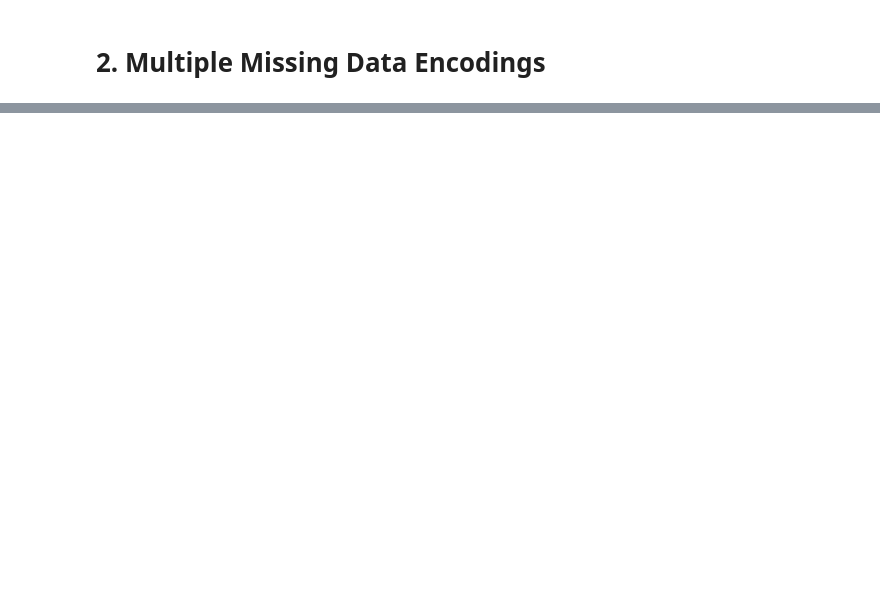
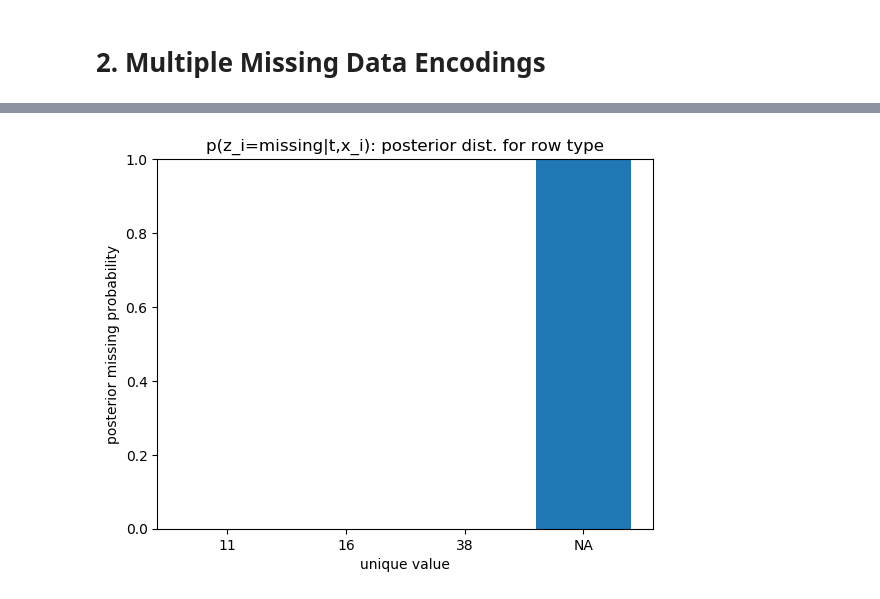
Before and after one commit to alan-turing-institute/ptype, a Jupyter notebook: notebooks/demo_missing.ipynb, the cells around one changed output, grey strips where cells are left out. Cells and saved outputs as stored; diff of their text form; code cells hidden in the pictures; blank space fills up the shorter version.

```diff
--- a/notebooks/demo_missing.ipynb
+++ b/notebooks/demo_missing.ipynb
@@ -86,0 +108,3 @@ plot_row_type_posterior(ptype.cols[column], t='missing')
+# %%
+col = ptype.cols[column]
+col.series
@@ -86,0 +133,5 @@ plot_row_type_posterior(ptype.cols[column], t='missing')
+# %%
+new_encoding = 'NA'
+for v in col.get_missing_values():
+    col.series.replace(v, new_encoding, inplace=True)
+col.series
@@ -86,0 +156,6 @@ plot_row_type_posterior(ptype.cols[column], t='missing')
+# %%
+df_subsample[column] = col.series
+ptype.fit_schema(df_subsample) # run ptype again
+plot_row_type_posterior(ptype.cols[column], t='missing')
+# %% [output]
+[figure, added]
```
Also changed, not shown: parts of 9 cells of this notebook, 2 other files.
